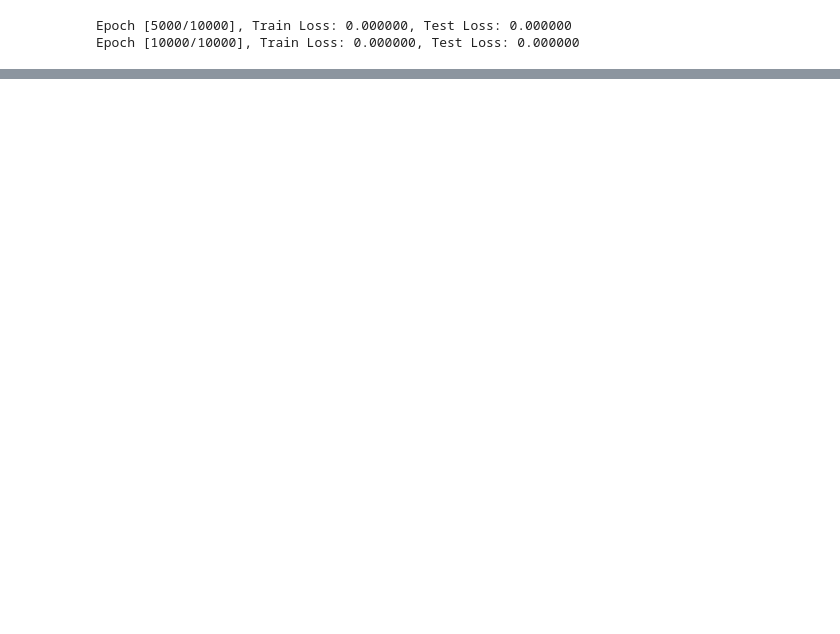
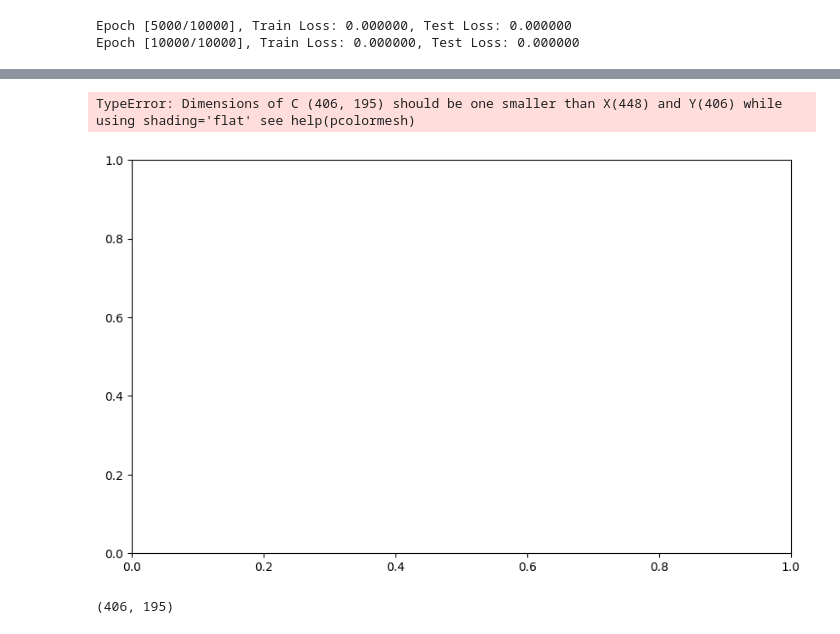
Before and after one commit to raviolihui/SIFretrieval, a Jupyter notebook: africaexampleCNN.ipynb, the cells around one changed output, grey strips where cells are left out. Cells and saved outputs as stored; diff of their text form; code cells hidden in the pictures; blank space fills up the shorter version.

```diff
--- a/africaexampleCNN.ipynb
+++ b/africaexampleCNN.ipynb
@@ -152,0 +249,27 @@ Final R² Score: 0.9987
+# %%
+SIF = []
+for n in range(448):
+    reflectance_map = africa2.variables['Reflectance'][0, 0:406, n, 276:471].data
+    diff = reflectance_map - surf_albedo2*transmitance_matrix2
+    I = irradiance_matrix2*np.cos(mu_0_matrix2)*(np.round(diff, decimals=10))/(up_transmitance_matrix2*math.pi)
+    SIF.append(I)
+
+longitude = africa.variables['longitude'][:]
+latitude = africa.variables['latitude'][:]
+
+# Plot SIF over the Amazonas 448 groundpixels and 406 scanlines
+plt.figure(figsize=(10, 6))
+plt.pcolormesh(longitude[0], latitude[0], SIF[0], shading='auto')
+plt.colorbar(label='SIF')
+plt.xlabel('Longitude')
+plt.ylabel('Latitude')
+plt.title('SIF at First Spectral Channel')
+#plt.savefig('tropomi_refl_2.png')
+plt.show()
+# %% [output]
+TypeError: Dimensions of C (406, 195) should be one smaller than X(448) and Y(406) while using shading='flat' see help(pcolormesh)
+[figure, added]
+# %%
+SIF[0].shape
+# %% [output]
+(406, 195)
```
Also changed, not shown: parts of 9 cells of this notebook, 15 other files.
